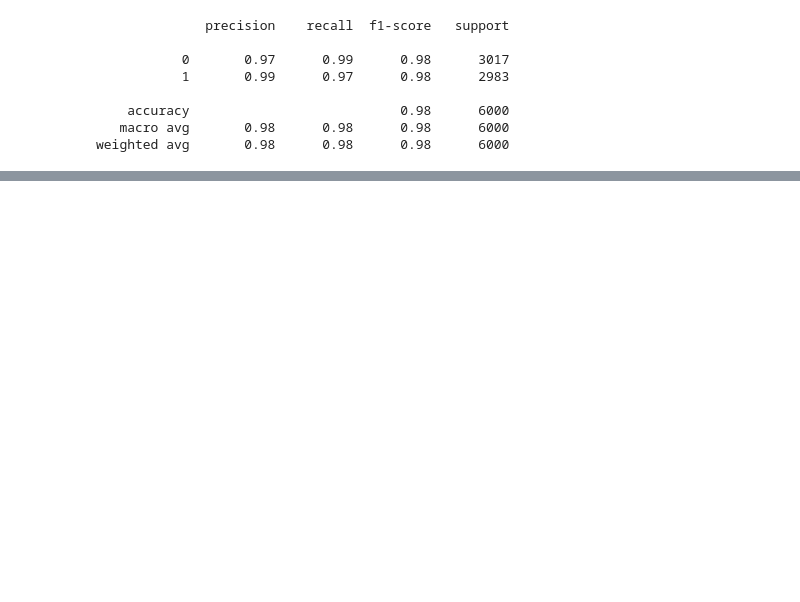
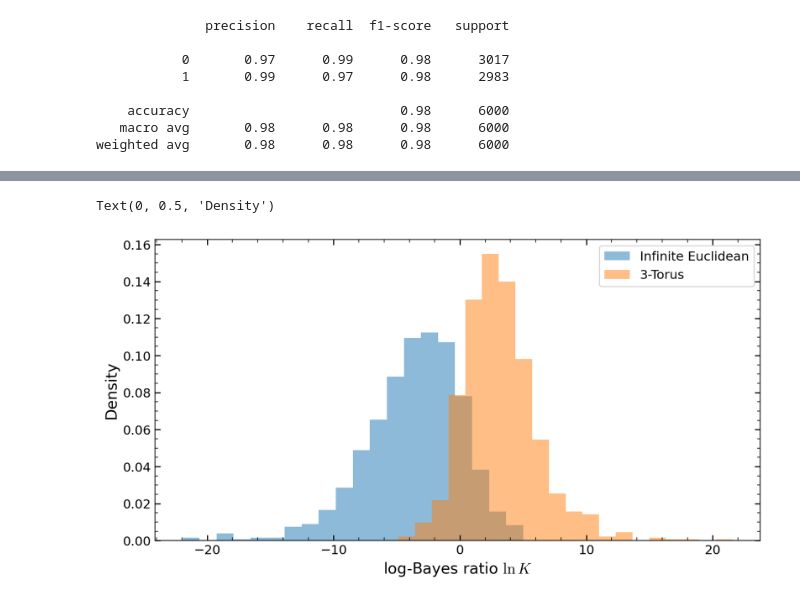
Before and after one commit to maho3/ili-topology, a Jupyter notebook: workspace.ipynb, the cells around one changed output, grey strips where cells are left out. Cells and saved outputs as stored; diff of their text form; code cells hidden in the pictures; blank space fills up the shorter version.

```diff
--- a/workspace.ipynb
+++ b/workspace.ipynb
@@ -99,0 +156,9 @@ weighted avg       0.98      0.98      0.98      6000
+# %%
+from sklearn.metrics import classification_report
+
+yhat_test = runner.predict(X_test).detach().numpy()
+yhat_label = yhat_test > 0
+
+# Generate and print the classification report
+report = classification_report(y_test, yhat_label, target_names=["Infinite Euclidean", "3-Torus"])
+print(report)
@@ -99,0 +174,13 @@ weighted avg       0.98      0.98      0.98      6000
+# %%
+f, ax = plt.subplots(1, 1, figsize=(10, 5))
+m = y_test==0
+
+bins = 20 # np.linspace(-200,100, 50)
+ax.hist(yhat_test[m], label='Infinite Euclidean', bins=bins, alpha=0.5, density=True)
+ax.hist(yhat_test[~m], label='3-Torus', bins=bins, alpha=0.5, density=True)
+ax.legend()
+ax.set_xlabel(r'log-Bayes ratio $\ln K$')
+ax.set_ylabel('Density')
+# %% [output]
+Text(0, 0.5, 'Density')
+[figure, added]
```
Also changed, not shown: parts of 11 cells of this notebook.
